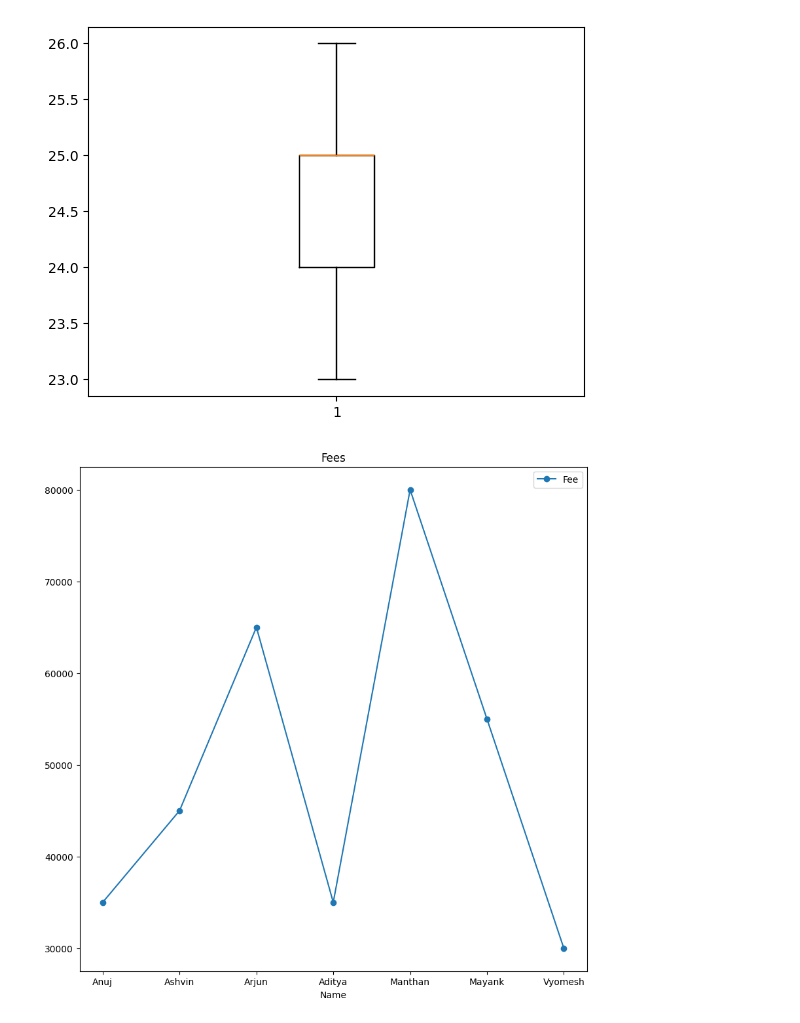
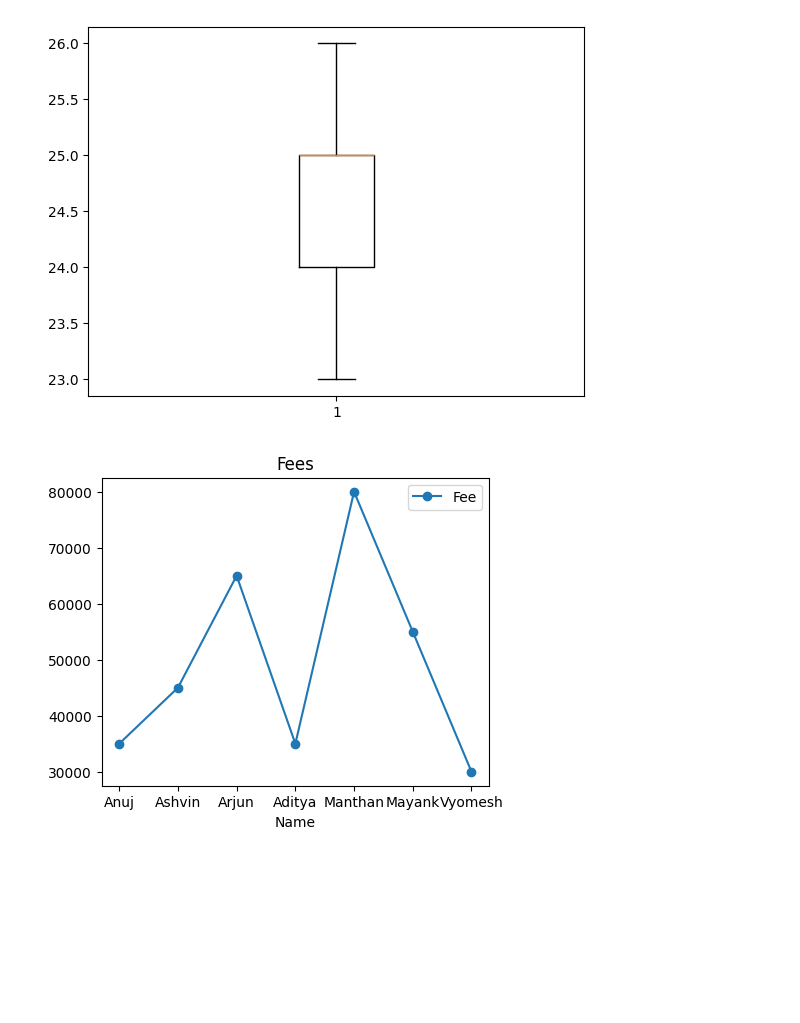
Before and after one commit to arz03/fds-lab, a Jupyter notebook: 10feb.ipynb, the cells around one changed output. Saved outputs shown, nothing was run; the diff lists cells and outputs as text; code cells hidden in the pictures; blank space fills up the shorter version.

```diff
--- a/10feb.ipynb
+++ b/10feb.ipynb
@@ -71,7 +71,7 @@ plt.boxplot(df['Age'])
  'means': []}
 [figure]
 # %%
-df.plot(x='Name',y='Fee', kind='line', figsize=(10, 10), title='Fees', marker = 'o')
+df.plot(x='Name',y='Fee', kind='line', figsize=(5, 4), title='Fees', marker = 'o')
 plt.show()
 # %% [output]
-[figure, old version]
+[figure, new version]
```
